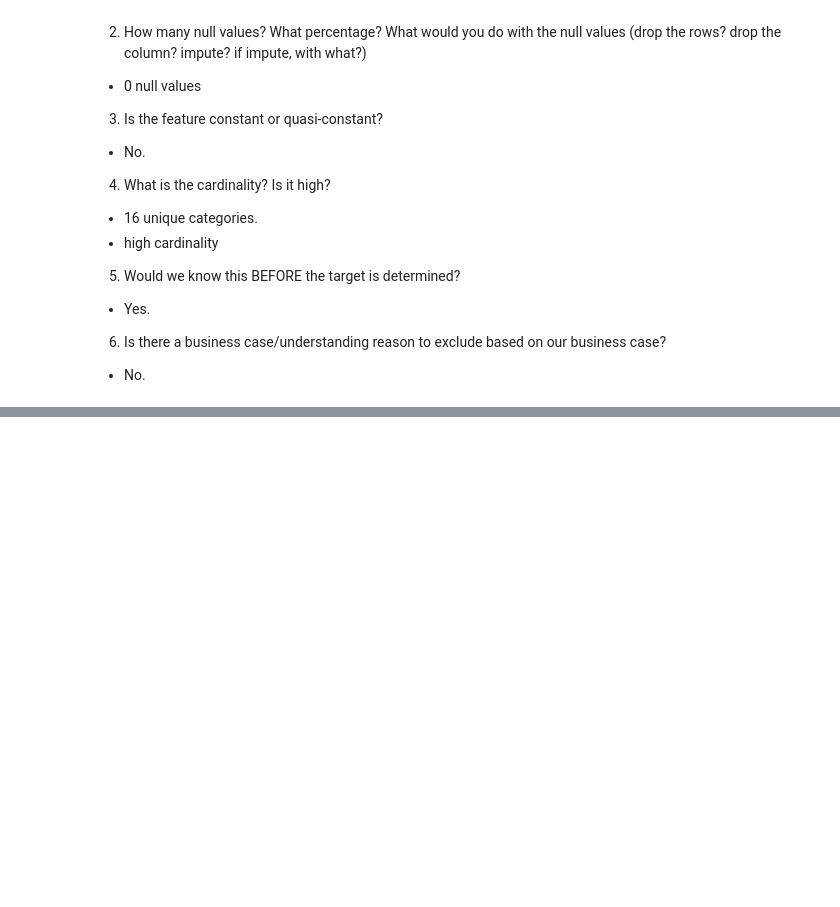
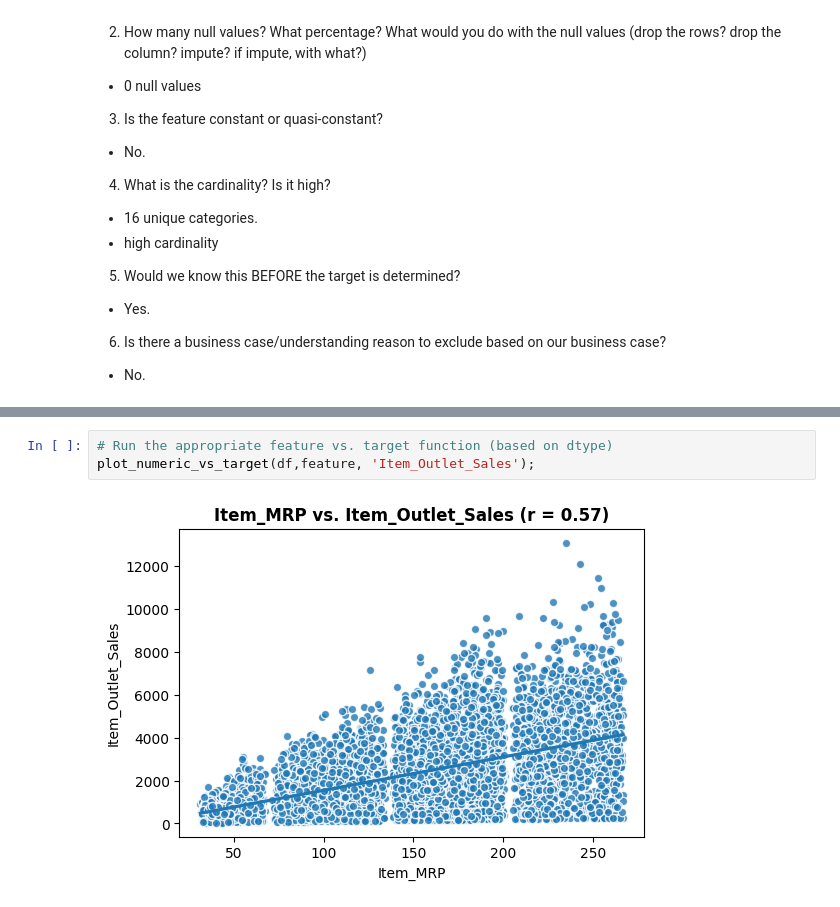
Before and after one commit to jeromeee2330/Prediction-of-Product-Sales, a Jupyter notebook: Prediction_of_Product_Sales_PJMCarreon.ipynb, the cells around one changed output, grey strips where cells are left out. Saved outputs shown, nothing was run; the diff lists cells and outputs as text; blank space fills up the shorter version.

```diff
--- a/Prediction_of_Product_Sales_PJMCarreon.ipynb
+++ b/Prediction_of_Product_Sales_PJMCarreon.ipynb
@@ -610,0 +660,5 @@ explore_categorical(df_product_sales,feature);
+# %%
+# Run the appropriate feature vs. target function (based on dtype)
+plot_numeric_vs_target(df,feature, 'Item_Outlet_Sales');
+# %% [output]
+[figure, added]
```
Also changed, not shown: parts of 11 cells of this notebook.
